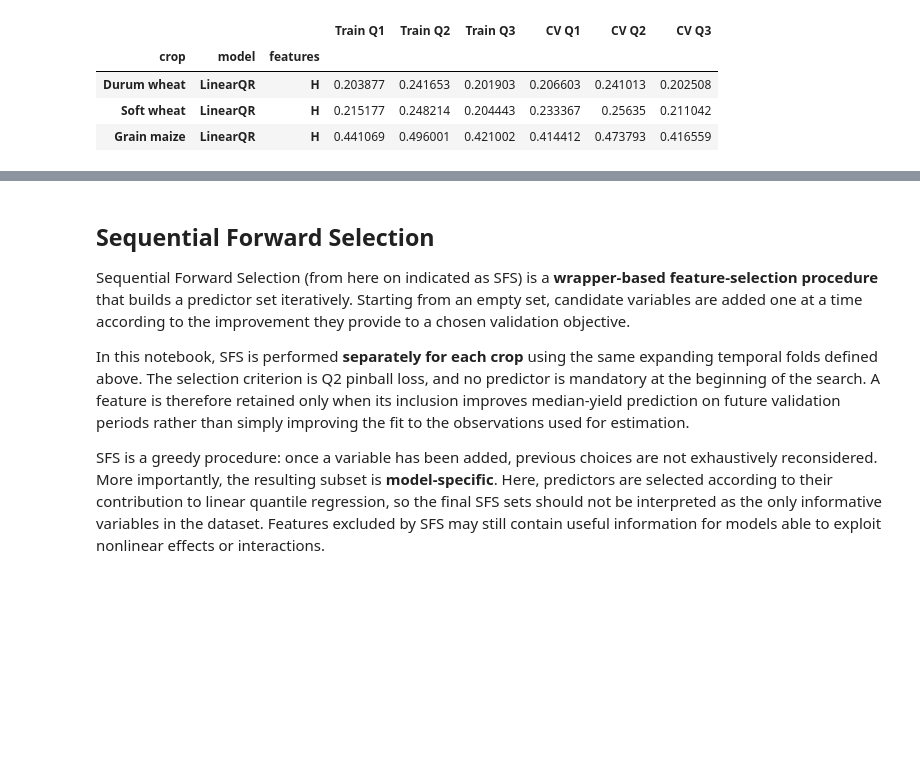
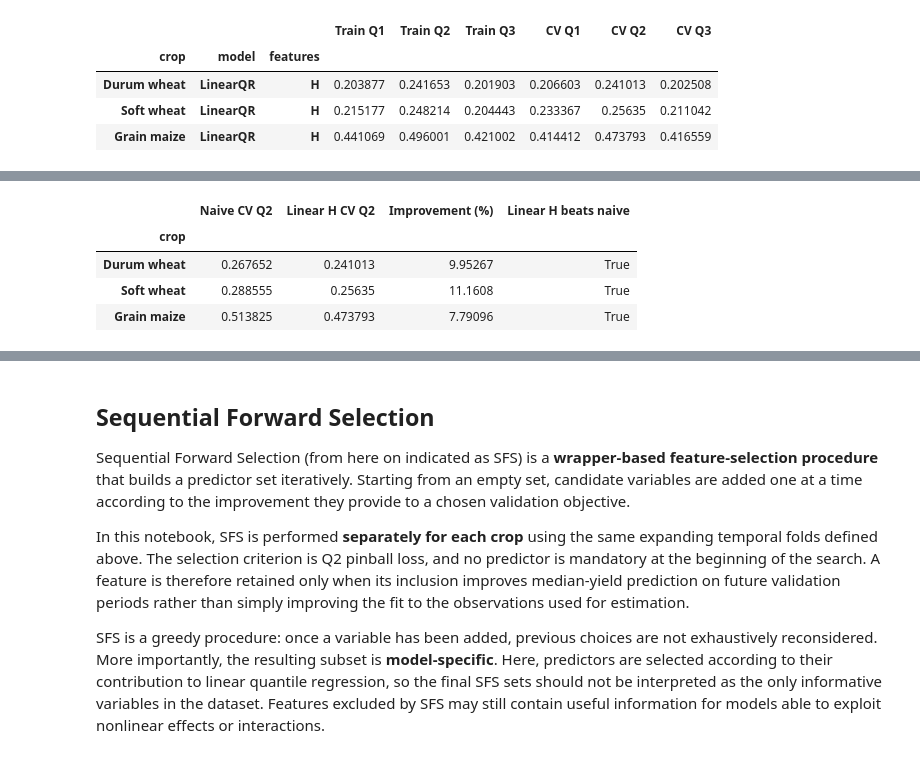
Before and after one commit to AlessioRepetto/agriclimate-intelligence, a Jupyter notebook: notebooks/ML_Quantile_Modelling.ipynb, the cells around one changed output, grey strips where cells are left out. Drawn from its saved outputs; the diff is of its cells as text; code cells hidden in the pictures; blank space fills up the shorter version.

Commit message:
Updated modelling
Added simple naive benchmark

```diff
--- a/notebooks/ML_Quantile_Modelling.ipynb
+++ b/notebooks/ML_Quantile_Modelling.ipynb
@@ -337,0 +421,42 @@ display(
+# %%
+# Verify that the first fitted model improves on the naive persistence benchmark.
+naive_vs_linear = (
+    naive_results[
+        ["crop", "CV Q2"]
+    ]
+    .rename(columns={
+        "CV Q2": "Naive CV Q2",
+    })
+    .merge(
+        baseline_results[
+            ["crop", "CV Q2"]
+        ].rename(columns={
+            "CV Q2": "Linear H CV Q2",
+        }),
+        on="crop",
+    )
+)
+
+naive_vs_linear["Improvement (%)"] = (
+    (
+        naive_vs_linear["Naive CV Q2"]
+        - naive_vs_linear["Linear H CV Q2"]
+    )
+    / naive_vs_linear["Naive CV Q2"]
+    * 100
+)
+
+naive_vs_linear["Linear H beats naive"] = (
+    naive_vs_linear["Linear H CV Q2"]
+    < naive_vs_linear["Naive CV Q2"]
+)
+
+display(
+    naive_vs_linear.set_index("crop")
+)
+# %% [output]
+|  | Naive CV Q2 | Linear H CV Q2 | Improvement (%) | Linear H beats naive |
+| crop |  |  |  |  |
+| Durum wheat | 0.267652 | 0.241013 | 9.95267 | True |
+| Soft wheat | 0.288555 | 0.25635 | 11.1608 | True |
+| Grain maize | 0.513825 | 0.473793 | 7.79096 | True |
```
Also changed, not shown: parts of 9 cells of this notebook.
